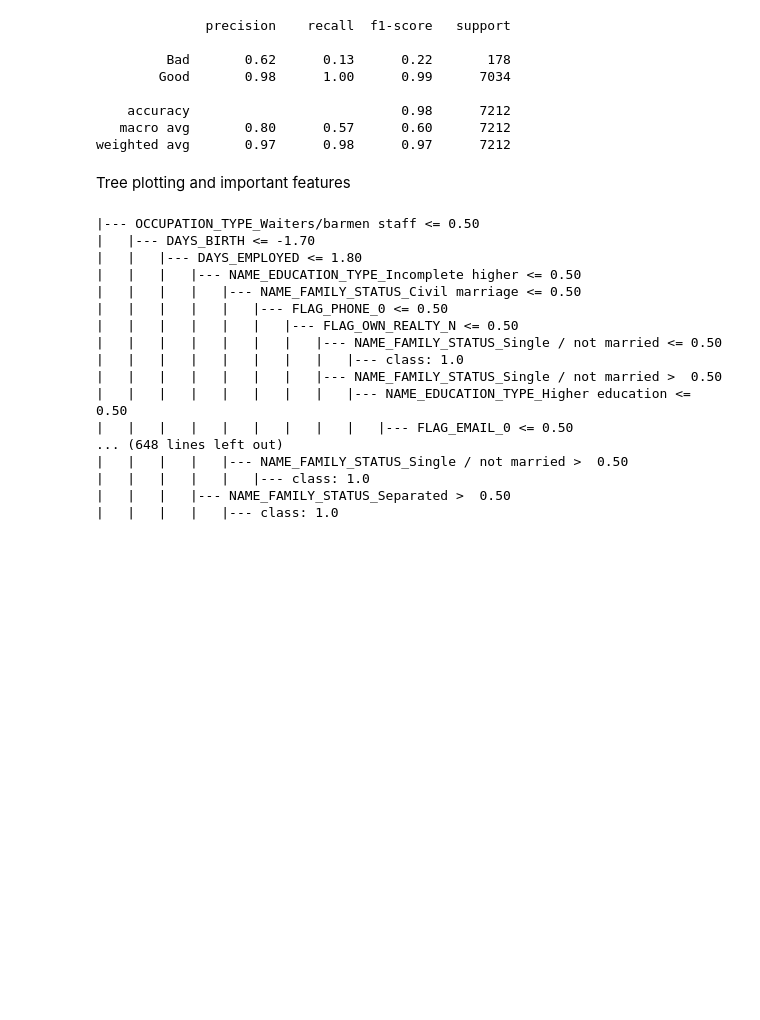
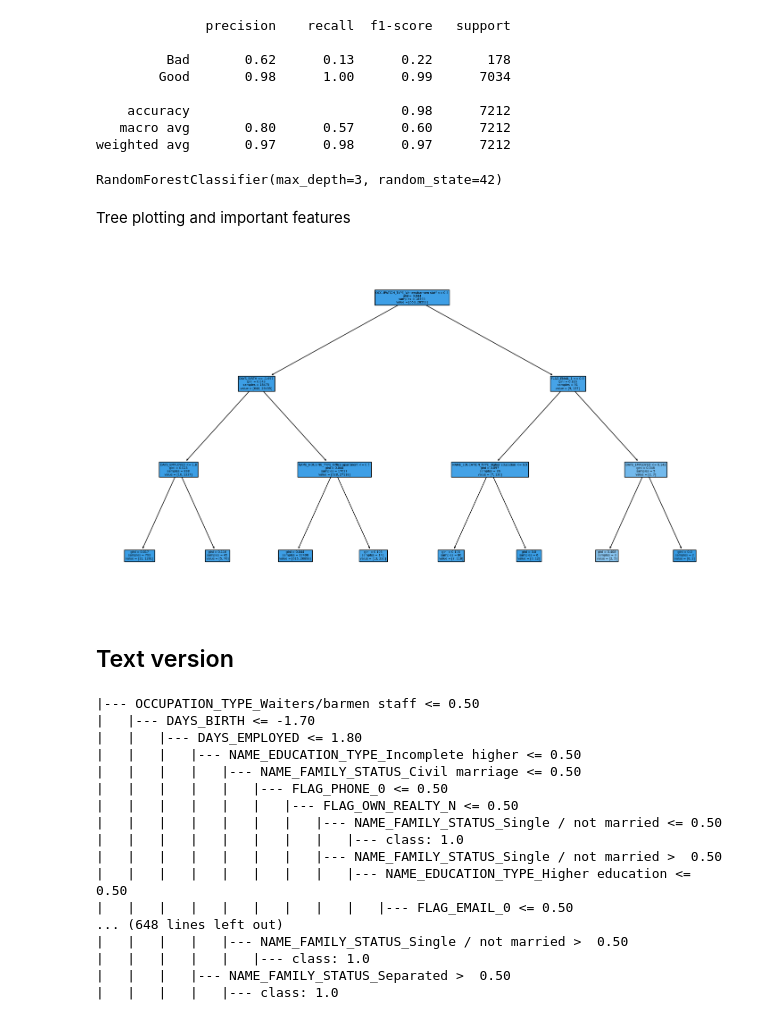
Before and after one commit to manish-cr/CS3244-credit-approval, a Jupyter notebook: code/Random Forest Classifier.ipynb, the cells around one changed output. Saved outputs shown, nothing was run; the diff lists cells and outputs as text; code cells hidden in the pictures; blank space fills up the shorter version.

Commit message:
add a better visualization of Random Forest clf. Input png file into plot folder

```diff
--- a/code/Random Forest Classifier.ipynb
+++ b/code/Random Forest Classifier.ipynb
@@ -42,8 +42,43 @@ print(report)
     accuracy                           0.98      7212
    macro avg       0.80      0.57      0.60      7212
 weighted avg       0.97      0.98      0.97      7212
+# %%
+rfc_plot = RandomForestClassifier(n_estimators=100, max_depth=3, random_state=42)  # You can adjust other hyperparameters as needed.
+
+# Fit the RFC to training data.
+rfc_plot.fit(X_train_2label, y_train_2label)
+# %% [output]
+RandomForestClassifier(max_depth=3, random_state=42)
 # %% [markdown]
 Tree plotting and important features
+# %%
+from sklearn.ensemble import RandomForestClassifier
+import matplotlib.pyplot as plt
+from sklearn import tree
+import os
+
+# Access one of the decision trees from the Random Forest (e.g., the first one)
+tree_to_visualize = rfc_plot.estimators_[0]
+
+plt.figure(figsize=(18, 10))
+
+# Plot the decision tree
+tree.plot_tree(tree_to_visualize, filled=True, feature_names=X_test_2label.columns.tolist())
+
+# Create the 'plots' directory if it doesn't exist
+output_folder = '../plots/'
+os.makedirs(output_folder, exist_ok=True)
+
+# Save the plot in the 'plots' directory as 'decision_tree.png'
+output_path = os.path.join(output_folder, 'decision_tree.png')
+plt.savefig(output_path)
+
+# Show the plot
+plt.show()
+# %% [output]
+[figure, added]
+# %% [markdown]
+## Text version
 # %%
 from sklearn.tree import export_text
 
```
Also changed, not shown: 1 other file.
